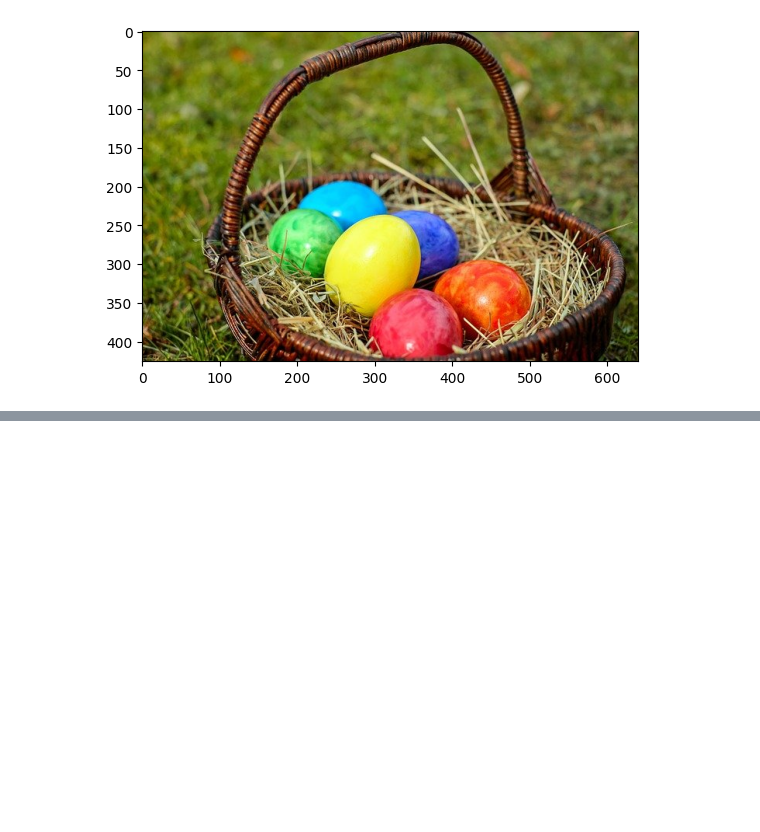
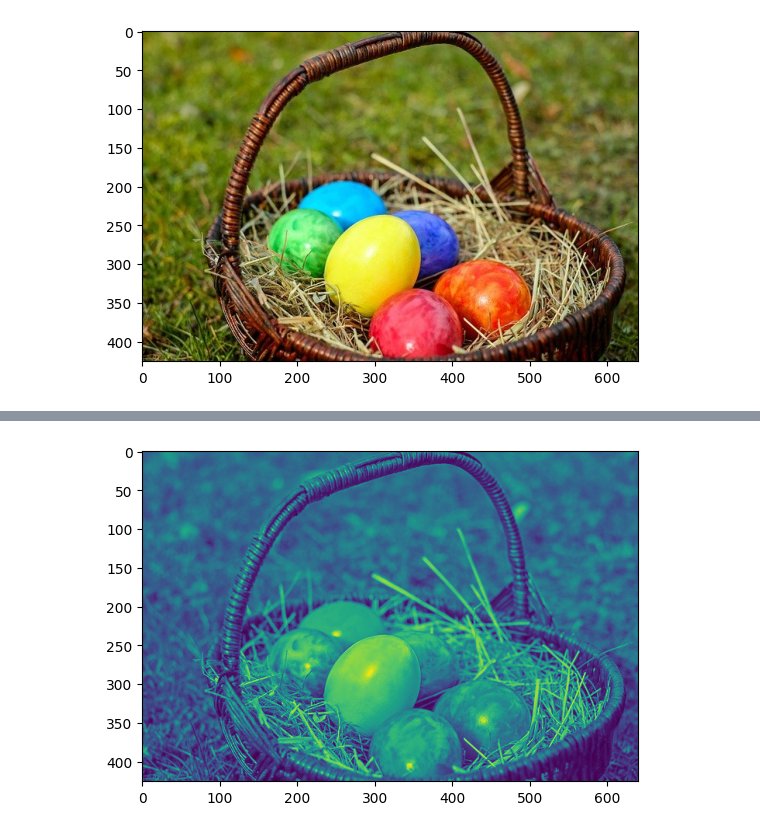
Before and after one commit to tuningkiwi/imageProcessing, a Jupyter notebook: img/imgEx.ipynb, the cells around one changed output, grey strips where cells are left out. Saved outputs shown, nothing was run; the diff lists cells and outputs as text; code cells hidden in the pictures; blank space fills up the shorter version.

```diff
--- a/img/imgEx.ipynb
+++ b/img/imgEx.ipynb
@@ -13,0 +64,7 @@ plt.show()
+# %%
+#흑백 이미지를 2차원으로 표현
+#차원을 줄이고, 이미지 사이즈를 줄이고, convolution하면서 특징들만 뽑고
+gray_2d_pixel = gray_pixel[:,:,0] #R 값만 가져오고
+print(np.shape(gray_2d_pixel))
+print(gray_2d_pixel.shape)
+print(gray_2d_pixel)
@@ -13,0 +81,5 @@ plt.show()
+# %%
+plt.imshow(gray_2d_pixel) #R제외하고 GB는 0으로 처리함
+plt.show()
+# %% [output]
+[figure, added]
```
Also changed, not shown: parts of 5 cells of this notebook, 1 other file.
